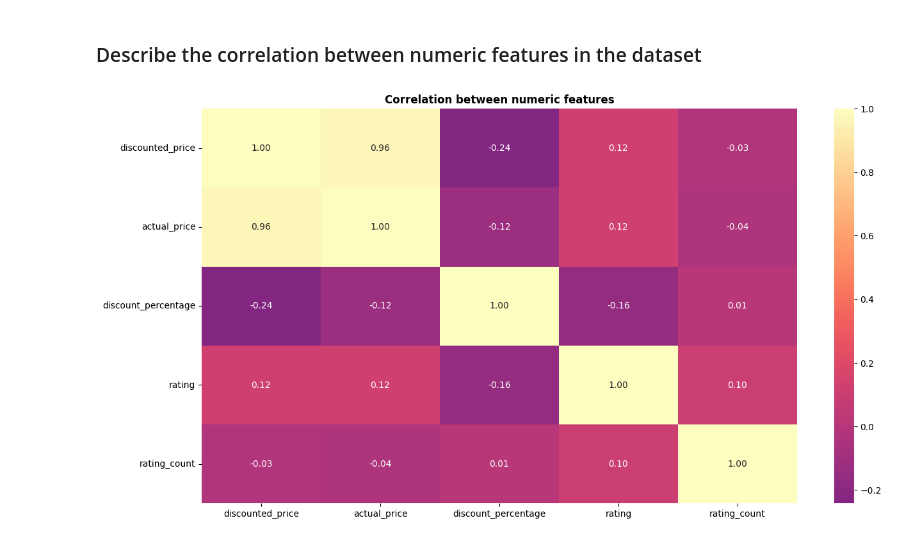
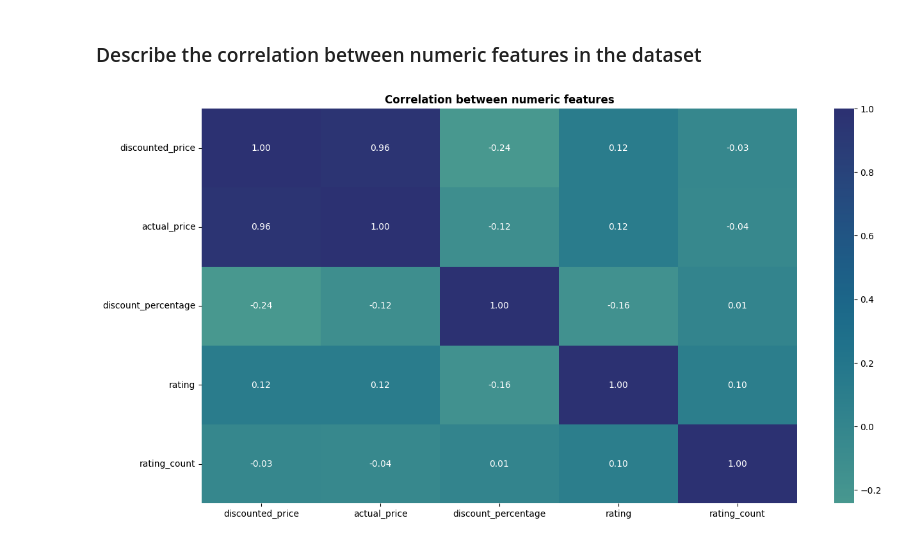
Before and after one commit to buijoe123145/Final_project---Progamming-for-data-science, a Jupyter notebook: src/Final_project.ipynb, the cells around one changed output. Cells and saved outputs as stored; diff of their text form; code cells hidden in the pictures.

```diff
--- a/src/Final_project.ipynb
+++ b/src/Final_project.ipynb
@@ -151,9 +154,9 @@ dtype: int64
 # %% [markdown]
 Changing the data type of discounted price, actual price and discount percentage
 # %%
-amazon_df['discounted_price'] = amazon_df['discounted_price'].astype(str).str.replace('₹', '').str.replace(',', '').astype(float)
-amazon_df['actual_price'] = amazon_df['actual_price'].astype(str).str.replace('₹', '').str.replace(',', '').astype(float)
-amazon_df['discount_percentage'] = amazon_df['discount_percentage'].astype(str).str.replace('%','').astype(float)/100
+amazon_df['discounted_price'] = amazon_df['discounted_price'].str.replace('₹', '').str.replace(',', '').astype(float)
+amazon_df['actual_price'] = amazon_df['actual_price'].str.replace('₹', '').str.replace(',', '').astype(float)
+amazon_df['discount_percentage'] = amazon_df['discount_percentage'].str.replace('%','').astype(float)/100
 # %%
 amazon_df.head()
 # %% [output]
@@ -296,9 +299,9 @@ amazon_numeric.describe().round(1)
 ### Describe the correlation between numeric features in the dataset
 # %%
 plt.figure(figsize=(15, 8))
-sns.heatmap(amazon_numeric.corr(), cmap='magma', center=0, annot=True, fmt='.2f')
+sns.heatmap(amazon_numeric.corr(), cmap='crest', center=0, annot=True, fmt='.2f')
 plt.yticks(rotation=0)
 plt.title('Correlation between numeric features', fontweight='heavy')
 plt.show()
 # %% [output]
-[figure, old version]
+[figure, new version]
```
Also changed, not shown: parts of 13 cells of this notebook.
